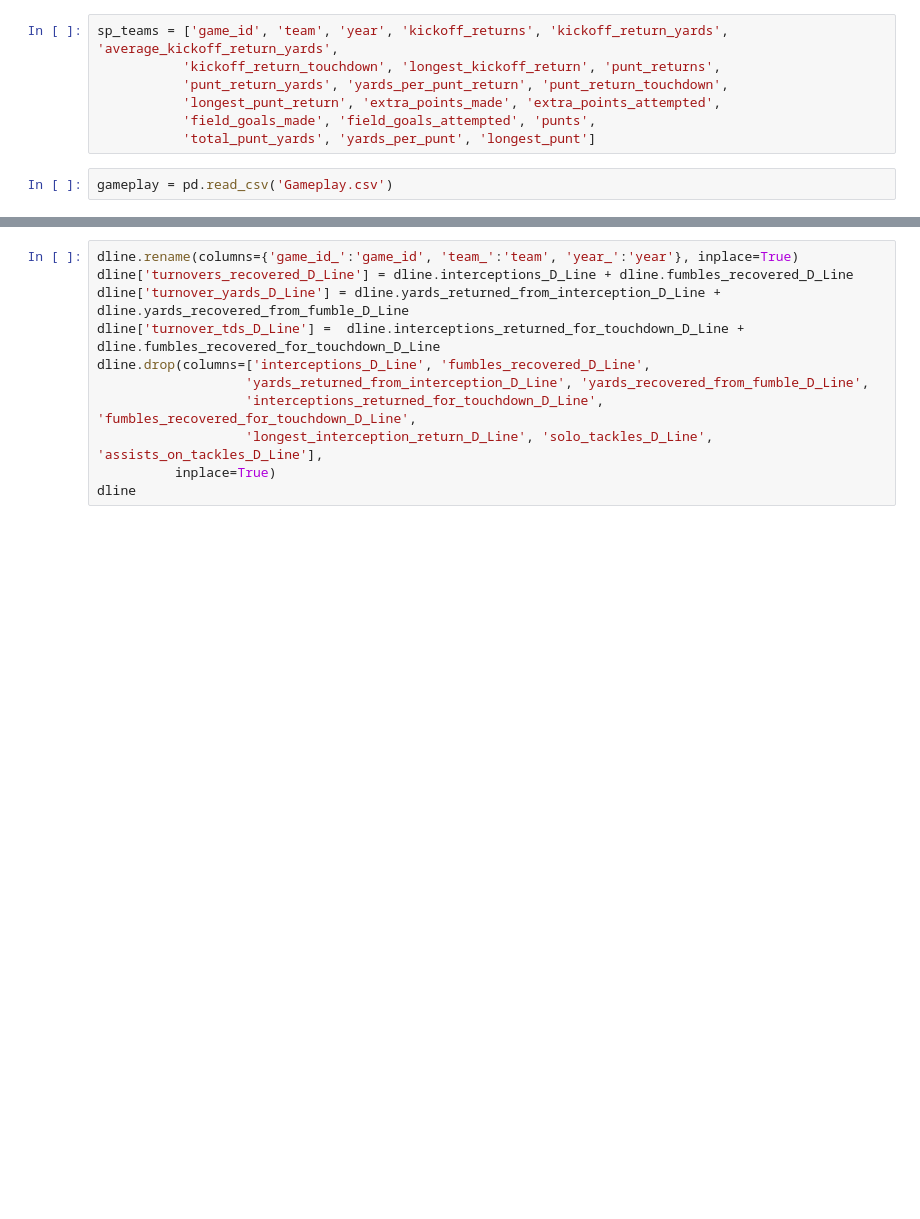
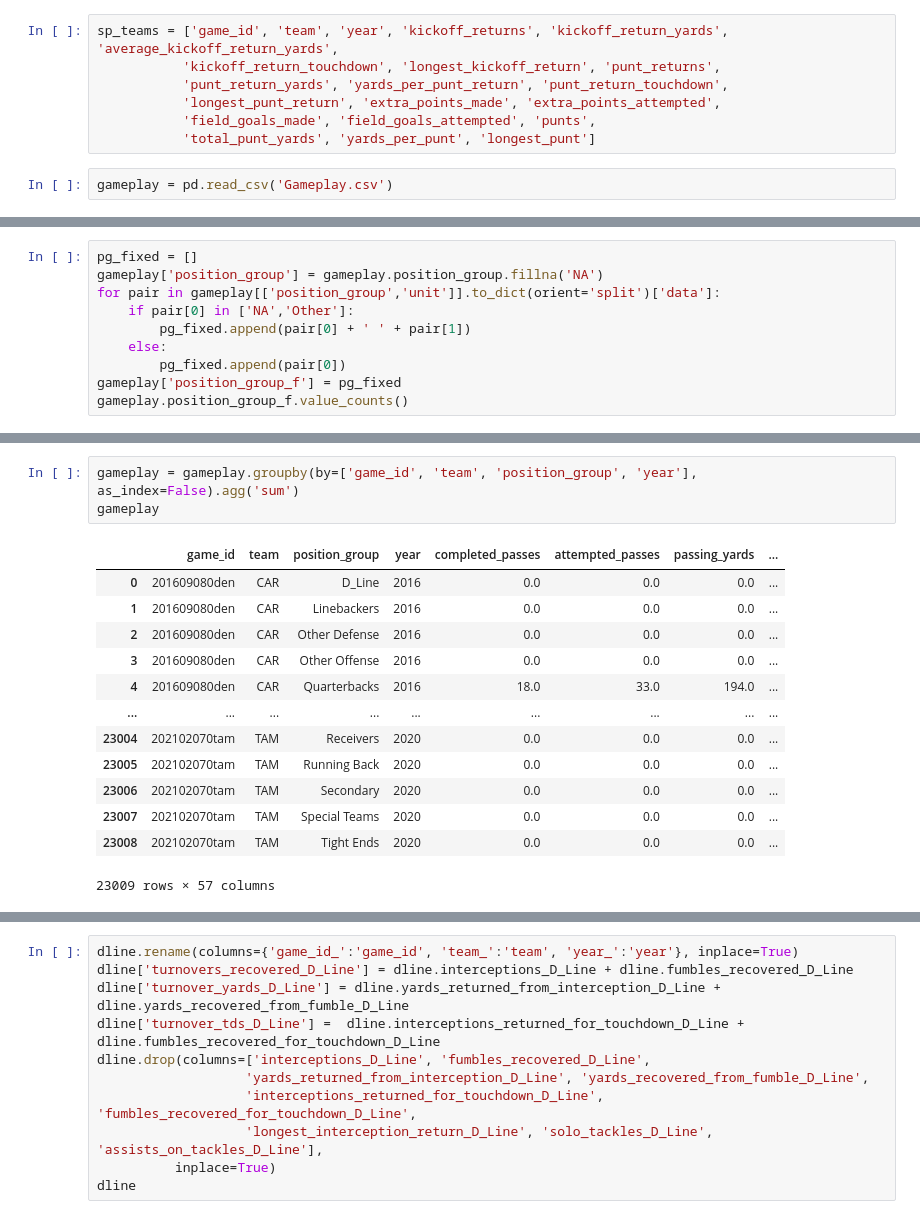
Before and after one commit to WillRobinson152/NFL_Analysis, a Jupyter notebook: CleanDataForEDA.ipynb, the cells around one changed output, grey strips where cells are left out. Cells and saved outputs as stored; diff of their text form; blank space fills up the shorter version.

```diff
--- a/CleanDataForEDA.ipynb
+++ b/CleanDataForEDA.ipynb
@@ -520,0 +479,10 @@ def get_pg(df, pg, value_list):
+# %%
+pg_fixed = []
+gameplay['position_group'] = gameplay.position_group.fillna('NA')
+for pair in gameplay[['position_group','unit']].to_dict(orient='split')['data']:
+    if pair[0] in ['NA','Other']:
+        pg_fixed.append(pair[0] + ' ' + pair[1])
+    else:
+        pg_fixed.append(pair[0])
+gameplay['position_group_f'] = pg_fixed
+gameplay.position_group_f.value_counts()
@@ -520,0 +551,17 @@ def get_pg(df, pg, value_list):
+# %%
+gameplay = gameplay.groupby(by=['game_id', 'team', 'position_group', 'year'], as_index=False).agg('sum')
+gameplay
+# %% [output]
+|  | game_id | team | position_group | year | completed_passes | attempted_passes | passing_yards | ... |
+| 0 | 201609080den | CAR | D_Line | 2016 | 0.0 | 0.0 | 0.0 | ... |
+| 1 | 201609080den | CAR | Linebackers | 2016 | 0.0 | 0.0 | 0.0 | ... |
+| 2 | 201609080den | CAR | Other Defense | 2016 | 0.0 | 0.0 | 0.0 | ... |
+| 3 | 201609080den | CAR | Other Offense | 2016 | 0.0 | 0.0 | 0.0 | ... |
+| 4 | 201609080den | CAR | Quarterbacks | 2016 | 18.0 | 33.0 | 194.0 | ... |
+| ... | ... | ... | ... | ... | ... | ... | ... | ... |
+| 23004 | 202102070tam | TAM | Receivers | 2020 | 0.0 | 0.0 | 0.0 | ... |
+| 23005 | 202102070tam | TAM | Running Back | 2020 | 0.0 | 0.0 | 0.0 | ... |
+| 23006 | 202102070tam | TAM | Secondary | 2020 | 0.0 | 0.0 | 0.0 | ... |
+| 23007 | 202102070tam | TAM | Special Teams | 2020 | 0.0 | 0.0 | 0.0 | ... |
+| 23008 | 202102070tam | TAM | Tight Ends | 2020 | 0.0 | 0.0 | 0.0 | ... |
+23009 rows × 57 columns
```
Also changed, not shown: parts of 44 cells of this notebook.
